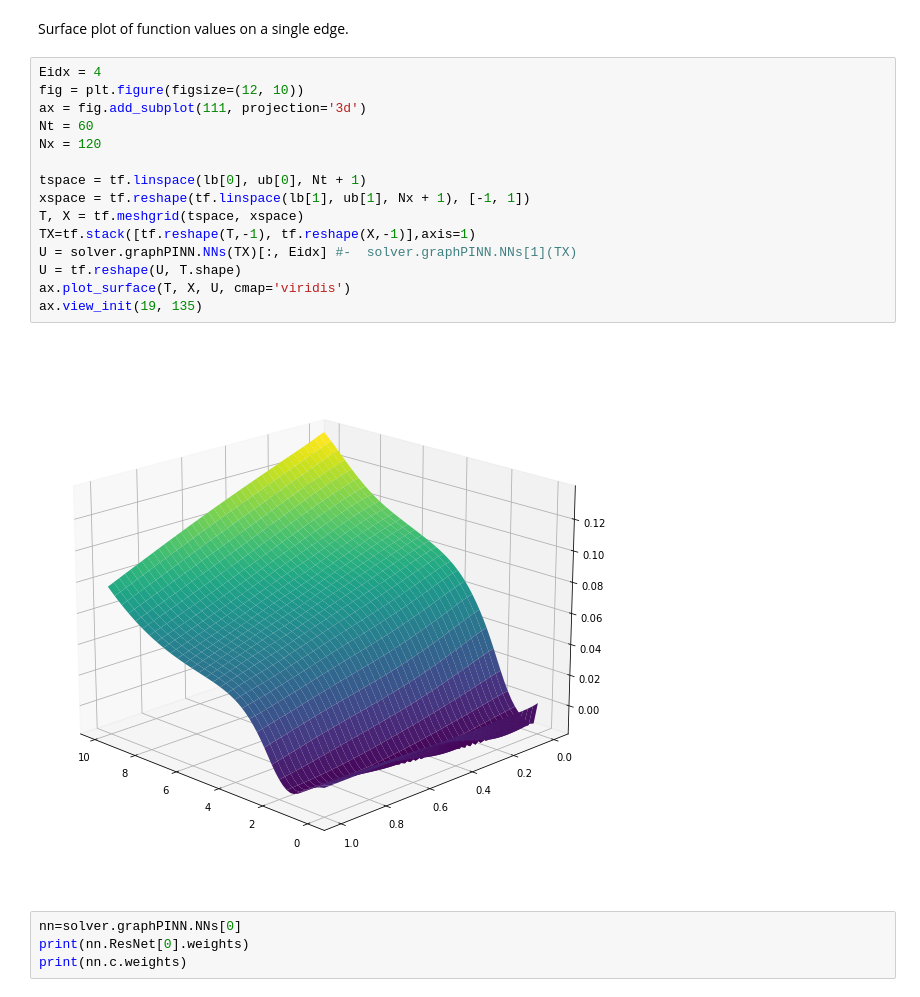
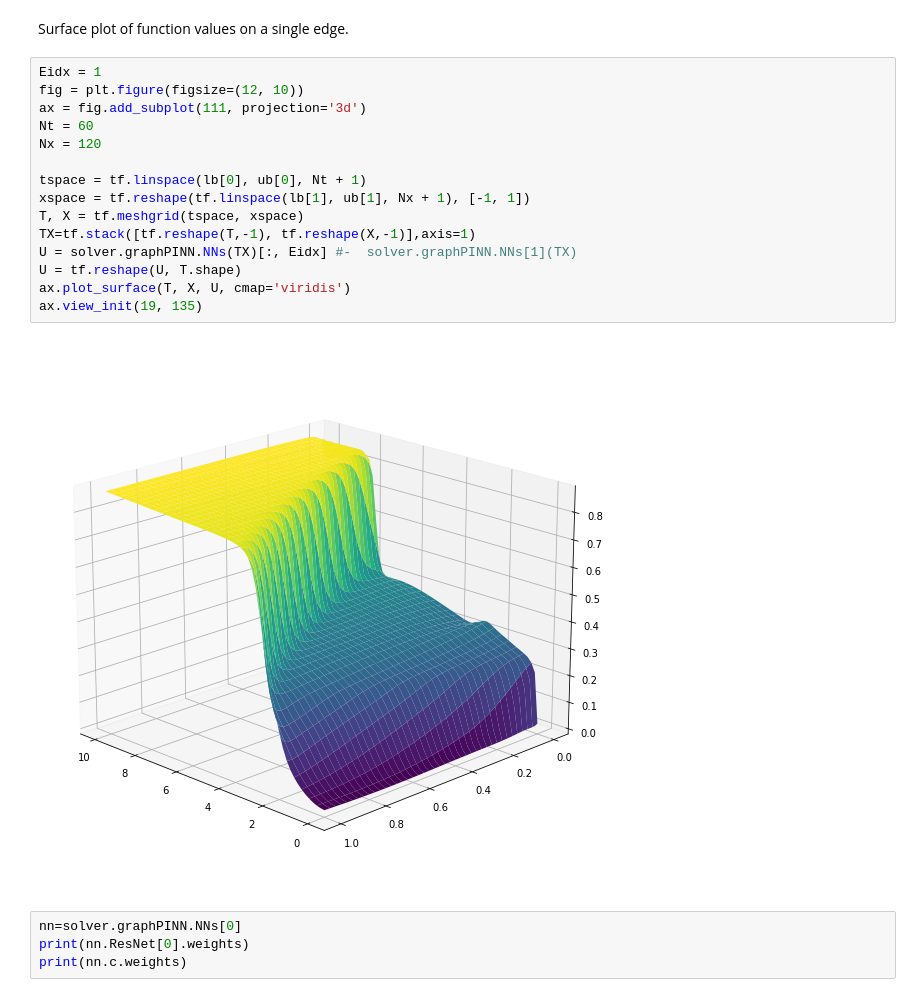
Before and after one commit to TomRiem/Master-Thesis-Riemer, a Jupyter notebook: Jupyter/Hyperparameter Tuning/HyperOpt_FNN_One_NN.ipynb, the cells around one changed output. Drawn from its saved outputs; the diff is of its cells as text.

```diff
--- a/Jupyter/Hyperparameter Tuning/HyperOpt_FNN_One_NN.ipynb
+++ b/Jupyter/Hyperparameter Tuning/HyperOpt_FNN_One_NN.ipynb
@@ -1002,22 +1007,22 @@ interactive(children=(IntSlider(value=0, description='j', max=60), Output()), _d
 # %% [markdown]
 Surface plot of function values on a single edge.
 # %%
-Eidx = 4
+Eidx = 1
 fig = plt.figure(figsize=(12, 10))
 ax = fig.add_subplot(111, projection='3d')
 Nt = 60
 Nx = 120
 
 tspace = tf.linspace(lb[0], ub[0], Nt + 1)
 xspace = tf.reshape(tf.linspace(lb[1], ub[1], Nx + 1), [-1, 1])
 T, X = tf.meshgrid(tspace, xspace)
 TX=tf.stack([tf.reshape(T,-1), tf.reshape(X,-1)],axis=1)
 U = solver.graphPINN.NNs(TX)[:, Eidx] #-  solver.graphPINN.NNs[1](TX)
 U = tf.reshape(U, T.shape)
 ax.plot_surface(T, X, U, cmap='viridis')
 ax.view_init(19, 135)
 # %% [output]
-[figure, old version]
+[figure, new version]
 # %%
 nn=solver.graphPINN.NNs[0]
 print(nn.ResNet[0].weights)
```
Also changed, not shown: parts of 6 cells of this notebook, 34 other files.
